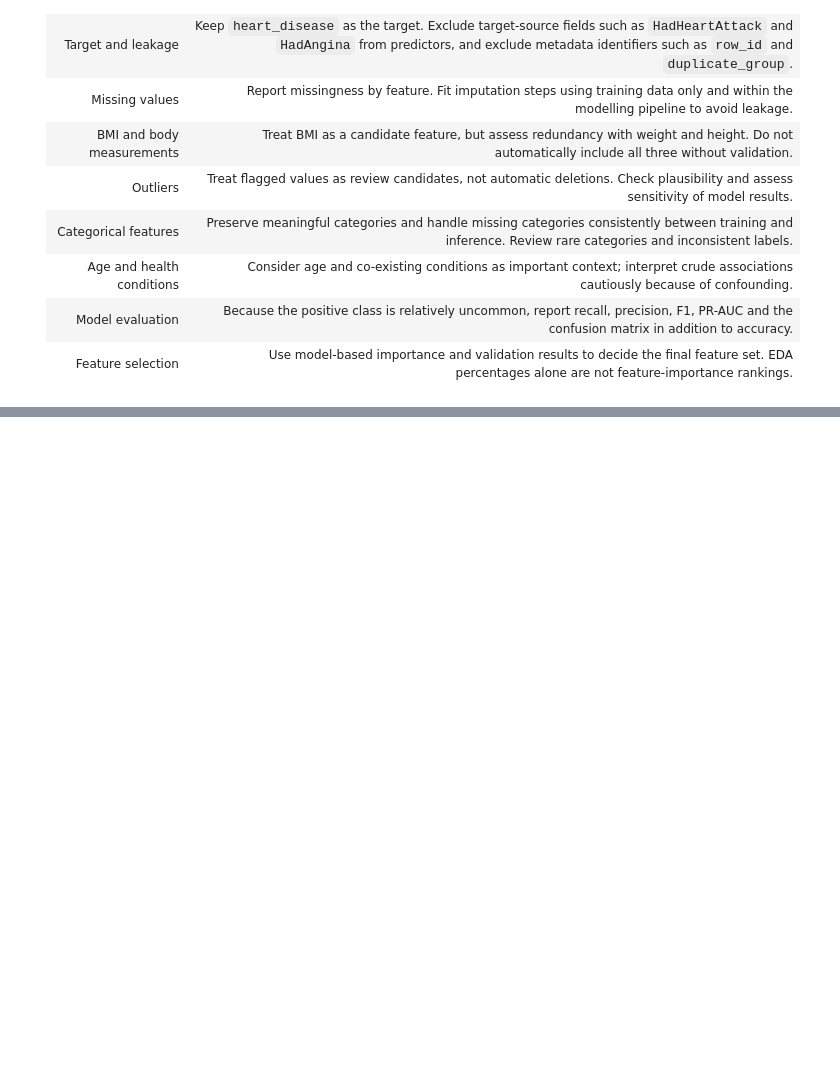
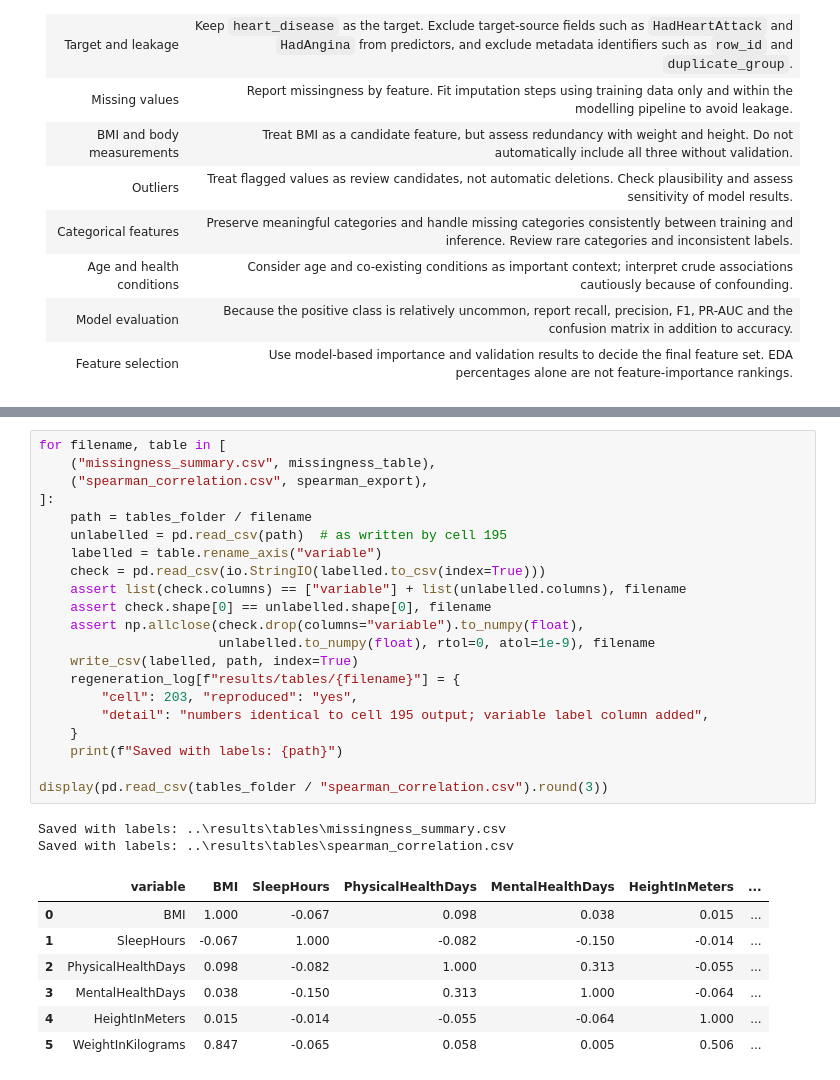
Before and after one commit to aakhalil21/DSAI5101-Project, a Jupyter notebook: notebooks/03_eda.ipynb, the cells around one changed output, grey strips where cells are left out. Cells and saved outputs as stored; diff of their text form; blank space fills up the shorter version.

```diff
--- a/notebooks/03_eda.ipynb
+++ b/notebooks/03_eda.ipynb
@@ -3912,0 +4011,31 @@ These are exploratory observations, not a final ranking of predictive features.
+# %%
+for filename, table in [
+    ("missingness_summary.csv", missingness_table),
+    ("spearman_correlation.csv", spearman_export),
+]:
+    path = tables_folder / filename
+    unlabelled = pd.read_csv(path)  # as written by cell 195
+    labelled = table.rename_axis("variable")
+    check = pd.read_csv(io.StringIO(labelled.to_csv(index=True)))
+    assert list(check.columns) == ["variable"] + list(unlabelled.columns), filename
+    assert check.shape[0] == unlabelled.shape[0], filename
+    assert np.allclose(check.drop(columns="variable").to_numpy(float),
+                       unlabelled.to_numpy(float), rtol=0, atol=1e-9), filename
+    write_csv(labelled, path, index=True)
+    regeneration_log[f"results/tables/{filename}"] = {
+        "cell": 203, "reproduced": "yes",
+        "detail": "numbers identical to cell 195 output; variable label column added",
+    }
+    print(f"Saved with labels: {path}")
+
+display(pd.read_csv(tables_folder / "spearman_correlation.csv").round(3))
+# %% [output]
+Saved with labels: ..\results\tables\missingness_summary.csv
+Saved with labels: ..\results\tables\spearman_correlation.csv
+|  | variable | BMI | SleepHours | PhysicalHealthDays | MentalHealthDays | HeightInMeters | ... |
+| 0 | BMI | 1.000 | -0.067 | 0.098 | 0.038 | 0.015 | ... |
+| 1 | SleepHours | -0.067 | 1.000 | -0.082 | -0.150 | -0.014 | ... |
+| 2 | PhysicalHealthDays | 0.098 | -0.082 | 1.000 | 0.313 | -0.055 | ... |
+| 3 | MentalHealthDays | 0.038 | -0.150 | 0.313 | 1.000 | -0.064 | ... |
+| 4 | HeightInMeters | 0.015 | -0.014 | -0.055 | -0.064 | 1.000 | ... |
+| 5 | WeightInKilograms | 0.847 | -0.065 | 0.058 | 0.005 | 0.506 | ... |
```
Also changed, not shown: parts of 21 cells of this notebook, 6 other files.
